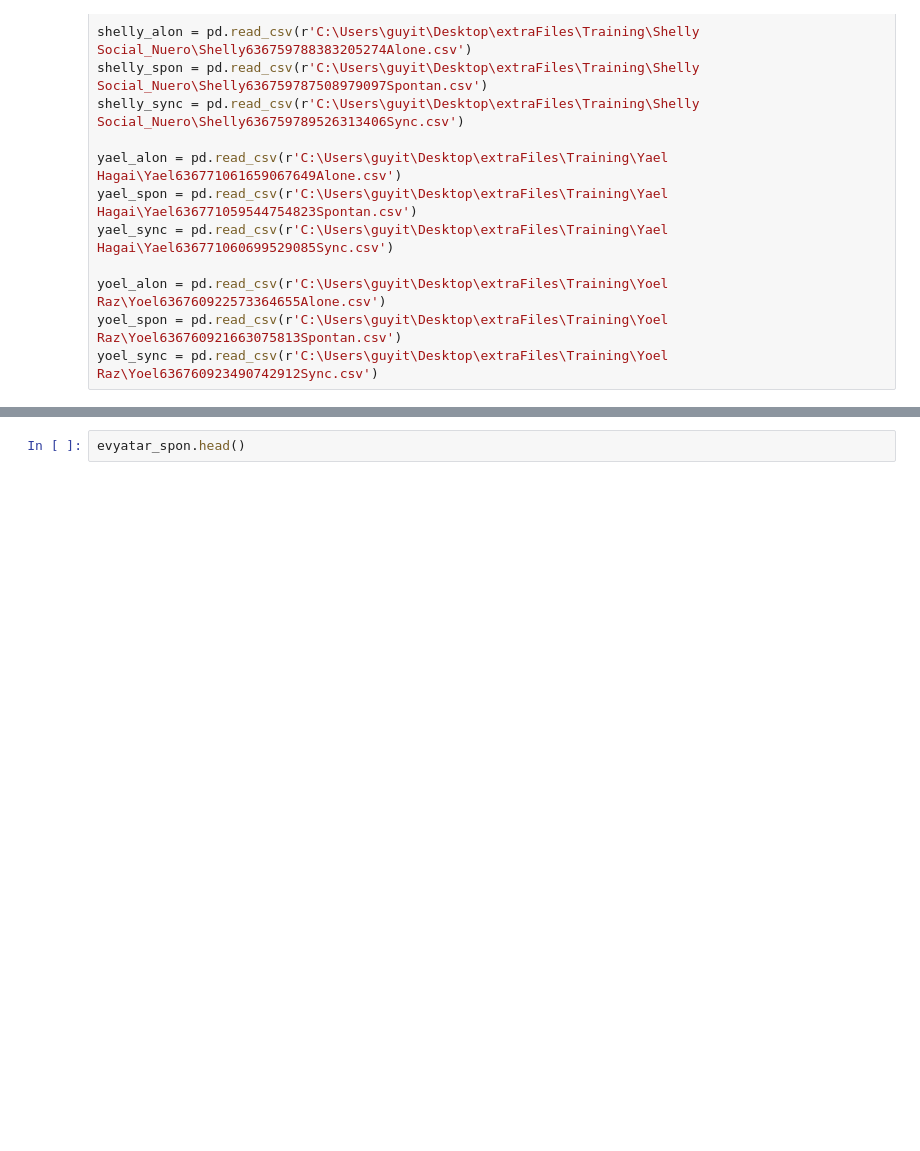
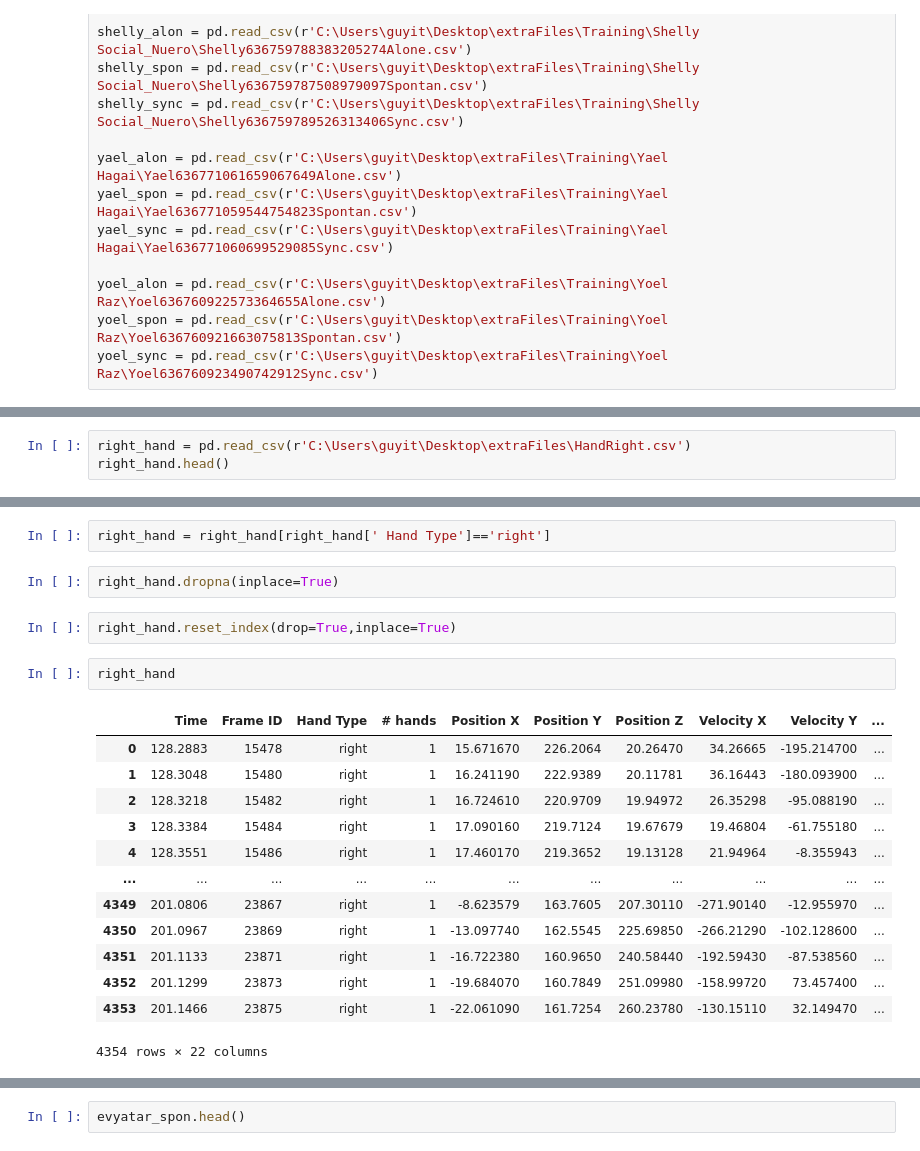
Before and after one commit to or-yitshak/Final-Project-Semester-B, a Jupyter notebook: Notebook 4.ipynb, the cells around one changed output, grey strips where cells are left out. Drawn from its saved outputs; the diff is of its cells as text; blank space fills up the shorter version.

```diff
--- a/Notebook 4.ipynb
+++ b/Notebook 4.ipynb
@@ -65,0 +79,3 @@ yoel_sync = pd.read_csv(r'C:\Users\guyit\Desktop\extraFiles\Training\Yoel Raz\Yo
+# %%
+right_hand = pd.read_csv(r'C:\Users\guyit\Desktop\extraFiles\HandRight.csv')
+right_hand.head()
@@ -65,0 +90,22 @@ yoel_sync = pd.read_csv(r'C:\Users\guyit\Desktop\extraFiles\Training\Yoel Raz\Yo
+# %%
+right_hand = right_hand[right_hand[' Hand Type']=='right']
+# %%
+right_hand.dropna(inplace=True)
+# %%
+right_hand.reset_index(drop=True,inplace=True)
+# %%
+right_hand
+# %% [output]
+|  | Time | Frame ID | Hand Type | # hands | Position X | Position Y | Position Z | Velocity X | Velocity Y | ... |
+| 0 | 128.2883 | 15478 | right | 1 | 15.671670 | 226.2064 | 20.26470 | 34.26665 | -195.214700 | ... |
+| 1 | 128.3048 | 15480 | right | 1 | 16.241190 | 222.9389 | 20.11781 | 36.16443 | -180.093900 | ... |
+| 2 | 128.3218 | 15482 | right | 1 | 16.724610 | 220.9709 | 19.94972 | 26.35298 | -95.088190 | ... |
+| 3 | 128.3384 | 15484 | right | 1 | 17.090160 | 219.7124 | 19.67679 | 19.46804 | -61.755180 | ... |
+| 4 | 128.3551 | 15486 | right | 1 | 17.460170 | 219.3652 | 19.13128 | 21.94964 | -8.355943 | ... |
+| ... | ... | ... | ... | ... | ... | ... | ... | ... | ... | ... |
+| 4349 | 201.0806 | 23867 | right | 1 | -8.623579 | 163.7605 | 207.30110 | -271.90140 | -12.955970 | ... |
+| 4350 | 201.0967 | 23869 | right | 1 | -13.097740 | 162.5545 | 225.69850 | -266.21290 | -102.128600 | ... |
+| 4351 | 201.1133 | 23871 | right | 1 | -16.722380 | 160.9650 | 240.58440 | -192.59430 | -87.538560 | ... |
+| 4352 | 201.1299 | 23873 | right | 1 | -19.684070 | 160.7849 | 251.09980 | -158.99720 | 73.457400 | ... |
+| 4353 | 201.1466 | 23875 | right | 1 | -22.061090 | 161.7254 | 260.23780 | -130.15110 | 32.149470 | ... |
+4354 rows × 22 columns
```
Also changed, not shown: parts of 119 cells of this notebook.
